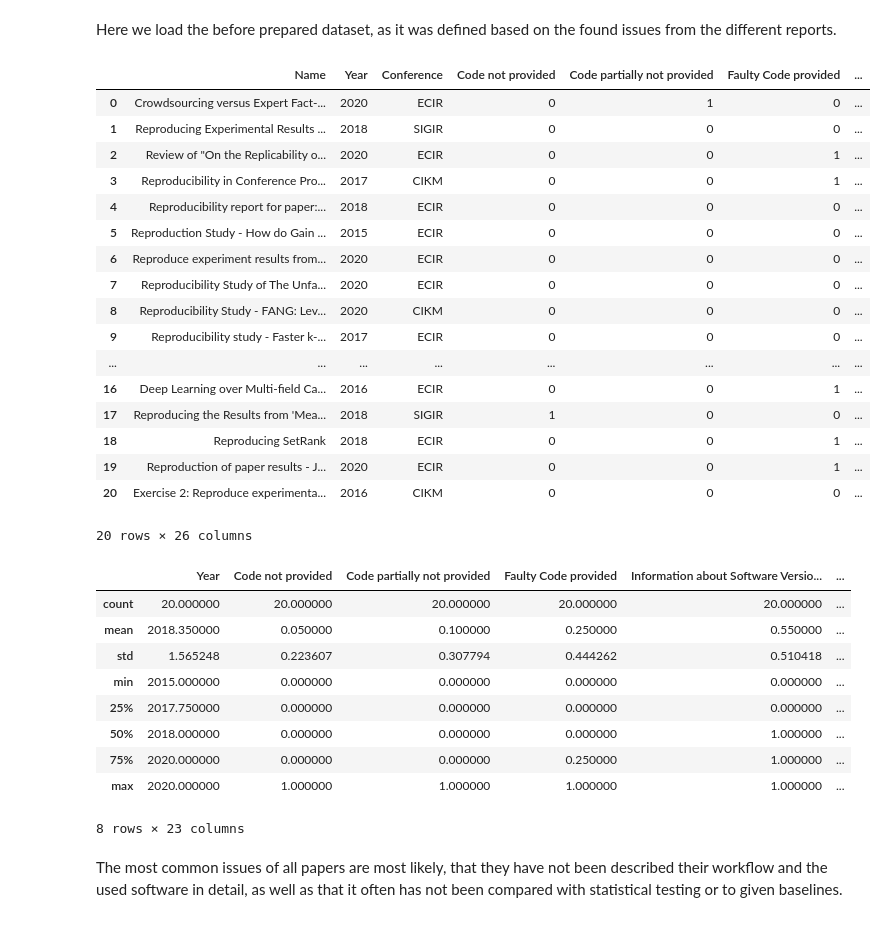
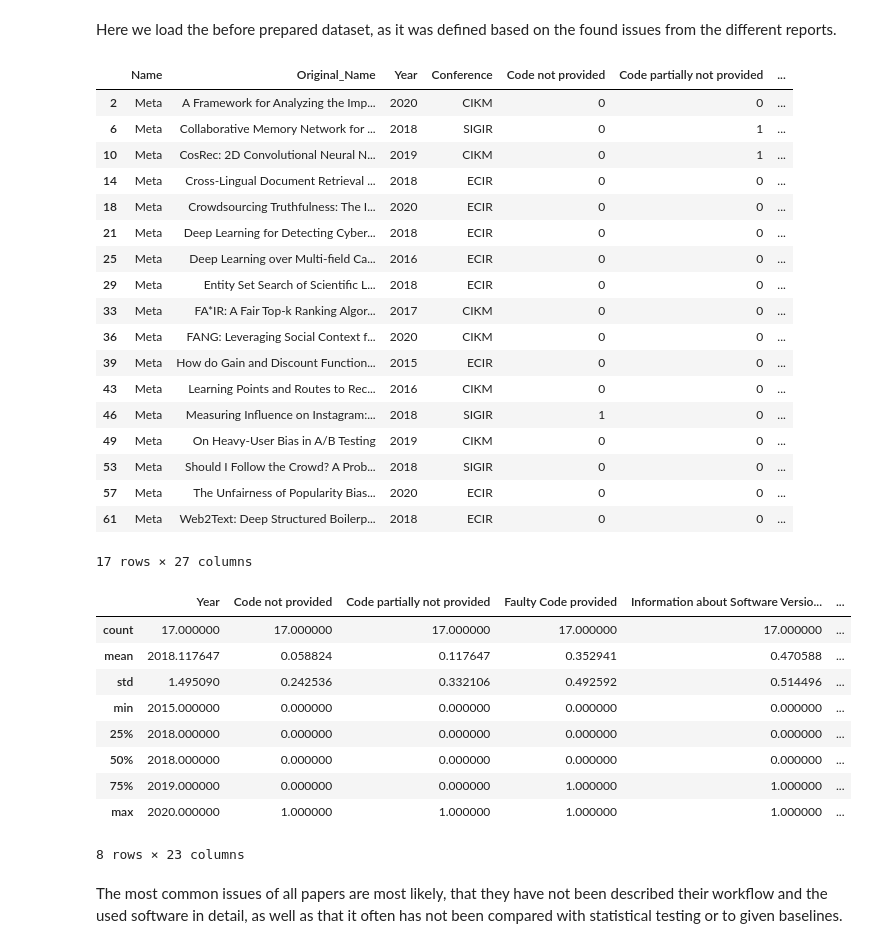
Before and after one commit to MoritzStaudinger/MetaReproducibility, a Jupyter notebook: reproducibility_issues.ipynb, the cells around one changed output. Drawn from its saved outputs; the diff is of its cells as text; code cells hidden in the pictures.

```diff
--- a/reproducibility_issues.ipynb
+++ b/reproducibility_issues.ipynb
@@ -12,39 +12,42 @@ from scipy.stats import ttest_ind
 Here we load the before prepared dataset, as it was defined based on the found issues from the different reports.
 # %%
 data = pd.read_csv('data.csv', encoding = 'utf-8', delimiter=";")
+data = data[data["Name"]=="Meta"]
+data = data.drop(columns=["Reproduction Year", "Reproducer","Assumptions"])
 data["id"], _= pd.factorize(data["Name"])
-data = data.drop(data[data['Conference'] == "ACM RecSys"].index)
+data = data
 data
 # %% [output]
-|  | Name | Year | Conference | Code not provided | Code partially not provided | Faulty Code provided | ... |
-| 0 | Crowdsourcing versus Expert Fact-... | 2020 | ECIR | 0 | 1 | 0 | ... |
-| 1 | Reproducing Experimental Results ... | 2018 | SIGIR | 0 | 0 | 0 | ... |
-| 2 | Review of "On the Replicability o... | 2020 | ECIR | 0 | 0 | 1 | ... |
-| 3 | Reproducibility in Conference Pro... | 2017 | CIKM | 0 | 0 | 1 | ... |
-| 4 | Reproducibility report for paper:... | 2018 | ECIR | 0 | 0 | 0 | ... |
-| 5 | Reproduction Study - How do Gain ... | 2015 | ECIR | 0 | 0 | 0 | ... |
-| 6 | Reproduce experiment results from... | 2020 | ECIR | 0 | 0 | 0 | ... |
-| 7 | Reproducibility Study of The Unfa... | 2020 | ECIR | 0 | 0 | 0 | ... |
-| 8 | Reproducibility Study - FANG: Lev... | 2020 | CIKM | 0 | 0 | 0 | ... |
-| 9 | Reproducibility study - Faster k-... | 2017 | ECIR | 0 | 0 | 0 | ... |
-| ... | ... | ... | ... | ... | ... | ... | ... |
-| 16 | Deep Learning over Multi-field Ca... | 2016 | ECIR | 0 | 0 | 1 | ... |
-| 17 | Reproducing the Results from 'Mea... | 2018 | SIGIR | 1 | 0 | 0 | ... |
-| 18 | Reproducing SetRank | 2018 | ECIR | 0 | 0 | 1 | ... |
-| 19 | Reproduction of paper results - J... | 2020 | ECIR | 0 | 0 | 1 | ... |
-| 20 | Exercise 2: Reproduce experimenta... | 2016 | CIKM | 0 | 0 | 0 | ... |
+|  | Name | Original_Name | Year | Conference | Code not provided | Code partially not provided | ... |
+| 2 | Meta | A Framework for Analyzing the Imp... | 2020 | CIKM | 0 | 0 | ... |
+| 6 | Meta | Collaborative Memory Network for ... | 2018 | SIGIR | 0 | 1 | ... |
+| 10 | Meta | CosRec: 2D Convolutional Neural N... | 2019 | CIKM | 0 | 1 | ... |
+| 14 | Meta | Cross-Lingual Document Retrieval ... | 2018 | ECIR | 0 | 0 | ... |
+| 18 | Meta | Crowdsourcing Truthfulness: The I... | 2020 | ECIR | 0 | 0 | ... |
+| 21 | Meta | Deep Learning for Detecting Cyber... | 2018 | ECIR | 0 | 0 | ... |
+| 25 | Meta | Deep Learning over Multi-field Ca... | 2016 | ECIR | 0 | 0 | ... |
+| 29 | Meta | Entity Set Search of Scientific L... | 2018 | ECIR | 0 | 0 | ... |
+| 33 | Meta | FA*IR: A Fair Top-k Ranking Algor... | 2017 | CIKM | 0 | 0 | ... |
+| 36 | Meta | FANG: Leveraging Social Context f... | 2020 | CIKM | 0 | 0 | ... |
+| 39 | Meta | How do Gain and Discount Function... | 2015 | ECIR | 0 | 0 | ... |
+| 43 | Meta | Learning Points and Routes to Rec... | 2016 | CIKM | 0 | 0 | ... |
+| 46 | Meta | Measuring Influence on Instagram:... | 2018 | SIGIR | 1 | 0 | ... |
+| 49 | Meta | On Heavy-User Bias in A/B Testing | 2019 | CIKM | 0 | 0 | ... |
+| 53 | Meta | Should I Follow the Crowd? A Prob... | 2018 | SIGIR | 0 | 0 | ... |
+| 57 | Meta | The Unfairness of Popularity Bias... | 2020 | ECIR | 0 | 0 | ... |
+| 61 | Meta | Web2Text: Deep Structured Boilerp... | 2018 | ECIR | 0 | 0 | ... |
-20 rows × 26 columns
+17 rows × 27 columns
 # %%
 data.describe()
 # %% [output]
 |  | Year | Code not provided | Code partially not provided | Faulty Code provided | Information about Software Versio... | ... |
-| count | 20.000000 | 20.000000 | 20.000000 | 20.000000 | 20.000000 | ... |
-| mean | 2018.350000 | 0.050000 | 0.100000 | 0.250000 | 0.550000 | ... |
-| std | 1.565248 | 0.223607 | 0.307794 | 0.444262 | 0.510418 | ... |
+| count | 17.000000 | 17.000000 | 17.000000 | 17.000000 | 17.000000 | ... |
+| mean | 2018.117647 | 0.058824 | 0.117647 | 0.352941 | 0.470588 | ... |
+| std | 1.495090 | 0.242536 | 0.332106 | 0.492592 | 0.514496 | ... |
 | min | 2015.000000 | 0.000000 | 0.000000 | 0.000000 | 0.000000 | ... |
-| 25% | 2017.750000 | 0.000000 | 0.000000 | 0.000000 | 0.000000 | ... |
-| 50% | 2018.000000 | 0.000000 | 0.000000 | 0.000000 | 1.000000 | ... |
-| 75% | 2020.000000 | 0.000000 | 0.000000 | 0.250000 | 1.000000 | ... |
+| 25% | 2018.000000 | 0.000000 | 0.000000 | 0.000000 | 0.000000 | ... |
+| 50% | 2018.000000 | 0.000000 | 0.000000 | 0.000000 | 0.000000 | ... |
+| 75% | 2019.000000 | 0.000000 | 0.000000 | 1.000000 | 1.000000 | ... |
 | max | 2020.000000 | 1.000000 | 1.000000 | 1.000000 | 1.000000 | ... |
 8 rows × 23 columns
 # %% [markdown]
```
Also changed, not shown: parts of 10 cells of this notebook, 2 other files.
